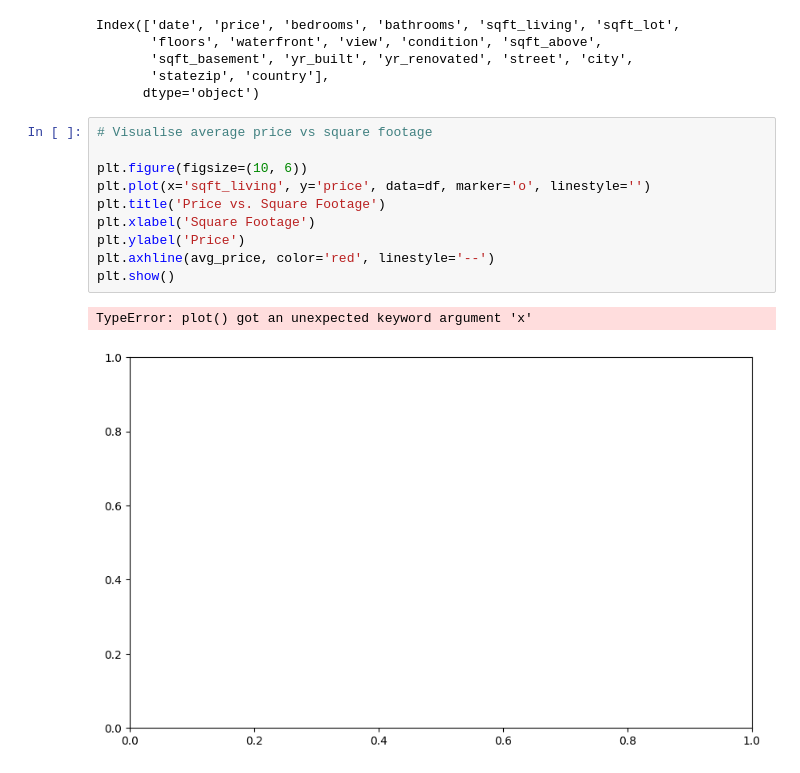
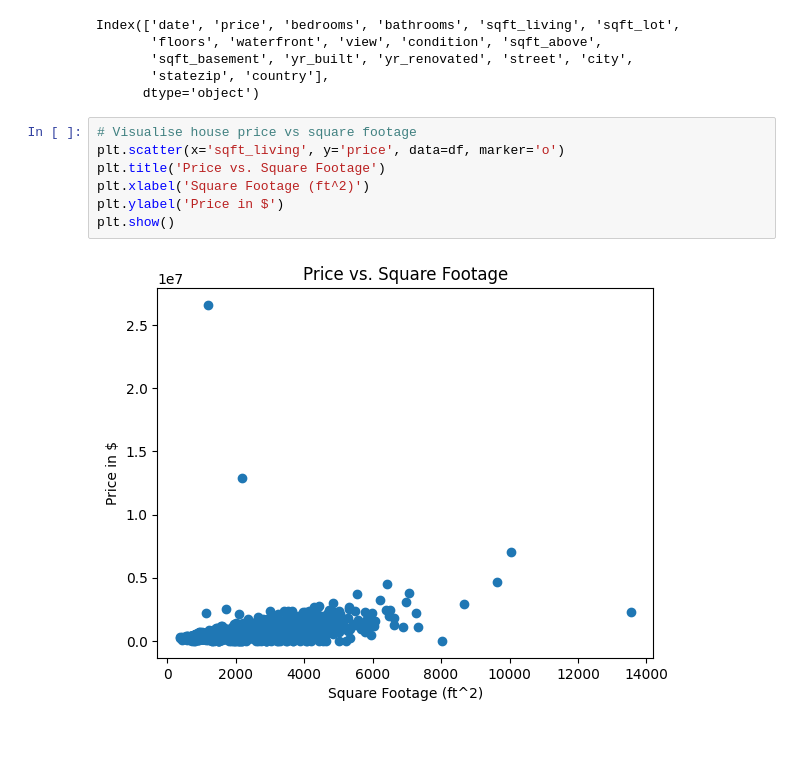
Before and after one commit to t0m0h1/Data-Science-Projects, a Jupyter notebook: house_price.ipynb, the cells around one changed output. Cells and saved outputs as stored; diff of their text form; blank space fills up the shorter version.

```diff
--- a/house_price.ipynb
+++ b/house_price.ipynb
@@ -83,15 +83,11 @@ Index(['date', 'price', 'bedrooms', 'bathrooms', 'sqft_living', 'sqft_lot',
        'statezip', 'country'],
       dtype='object')
 # %%
-# Visualise average price vs square footage
-
-plt.figure(figsize=(10, 6))
-plt.plot(x='sqft_living', y='price', data=df, marker='o', linestyle='')
+# Visualise house price vs square footage
+plt.scatter(x='sqft_living', y='price', data=df, marker='o')
 plt.title('Price vs. Square Footage')
-plt.xlabel('Square Footage')
-plt.ylabel('Price')
-plt.axhline(avg_price, color='red', linestyle='--')
+plt.xlabel('Square Footage (ft^2)')
+plt.ylabel('Price in $')
 plt.show()
 # %% [output]
-TypeError: plot() got an unexpected keyword argument 'x'
-[figure, old version]
+[figure, new version]
```
